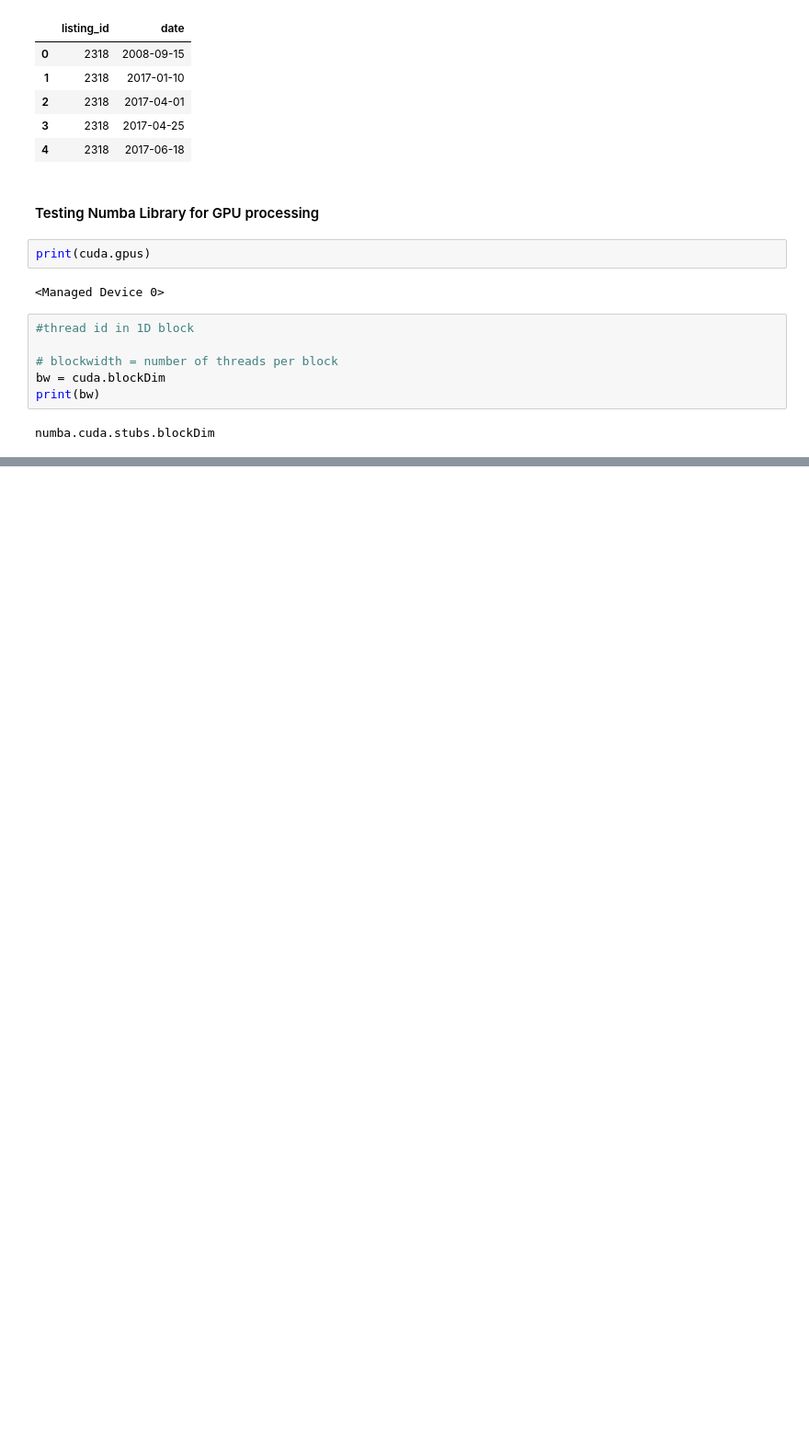
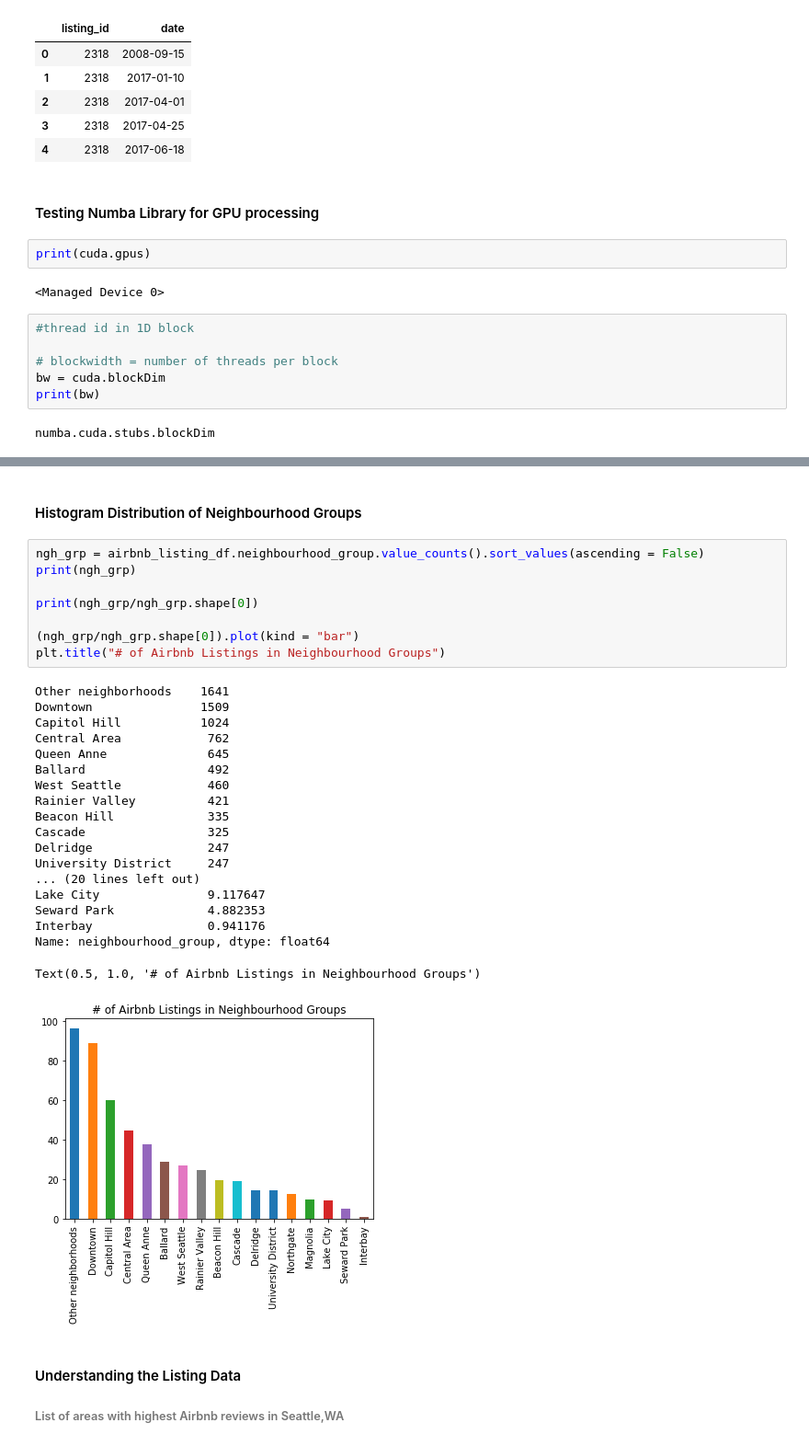
Before and after one commit to SimplifyData/Predict-Airbnb-Prices-in-Seattle, a Jupyter notebook: seattle_airbnb.ipynb, the cells around one changed output, grey strips where cells are left out. Shown at 92% size. Cells and saved outputs as stored; diff of their text form; blank space fills up the shorter version.

Commit message:
Airbnb: Analyzing Reviews of Different Neighbourhoods
Found a sorted listed of reviews in different neighbourhood groups and neighbourhoods.
Now preparing the data for a bar plot

```diff
--- a/seattle_airbnb.ipynb
+++ b/seattle_airbnb.ipynb
@@ -93,0 +120,33 @@ numba.cuda.stubs.blockDim
+# %% [markdown]
+#### Histogram Distribution of Neighbourhood Groups
+# %%
+ngh_grp = airbnb_listing_df.neighbourhood_group.value_counts().sort_values(ascending = False)
+print(ngh_grp)
+
+print(ngh_grp/ngh_grp.shape[0])
+
+(ngh_grp/ngh_grp.shape[0]).plot(kind = "bar")
+plt.title("# of Airbnb Listings in Neighbourhood Groups")
+# %% [output]
+Other neighborhoods    1641
+Downtown               1509
+Capitol Hill           1024
+Central Area            762
+Queen Anne              645
+Ballard                 492
+West Seattle            460
+Rainier Valley          421
+Beacon Hill             335
+Cascade                 325
+Delridge                247
+University District     247
+... (20 lines left out)
+Lake City               9.117647
+Seward Park             4.882353
+Interbay                0.941176
+Name: neighbourhood_group, dtype: float64
+Text(0.5, 1.0, '# of Airbnb Listings in Neighbourhood Groups')
+[figure, added]
+# %% [markdown]
+#### Understanding the Listing Data
+###### List of areas with highest Airbnb reviews in Seattle,WA
```
Also changed, not shown: parts of 4 cells of this notebook.
